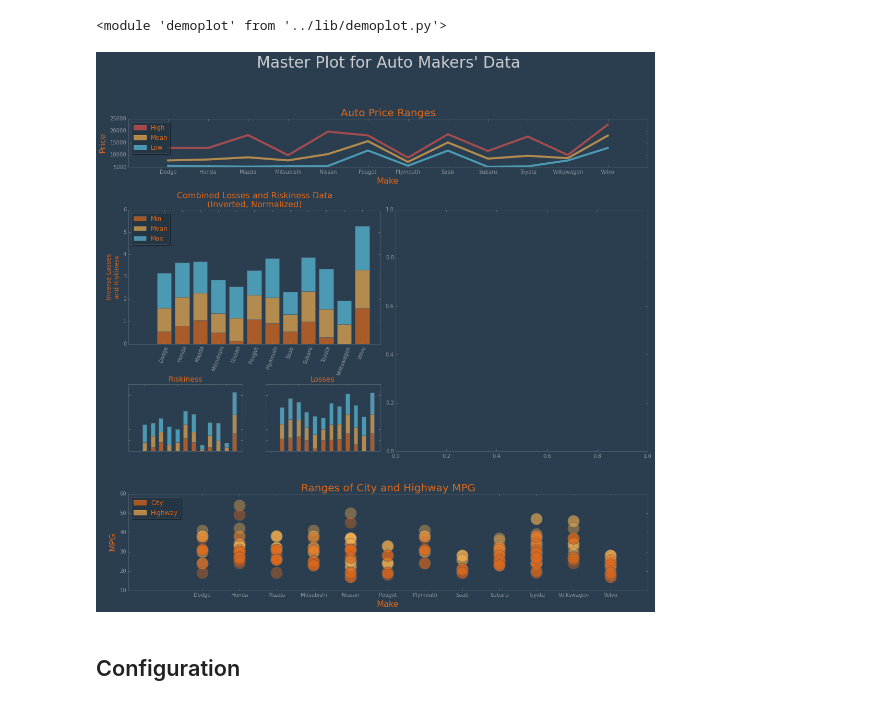
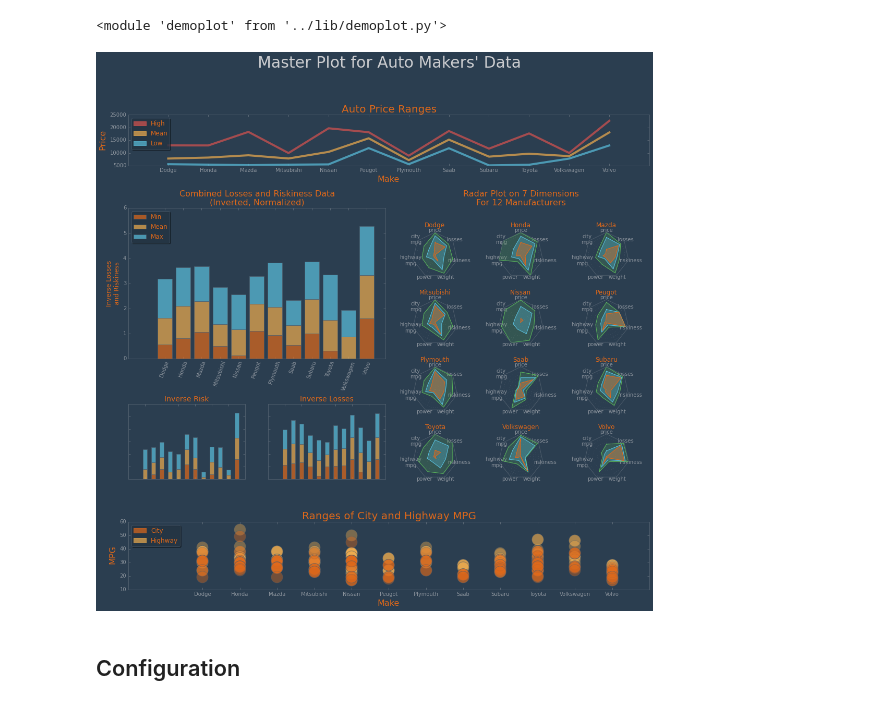
Before and after one commit to masteringmatplotlib/custom-and-config, a Jupyter notebook: notebooks/mmpl-custom-and-config.ipynb, the cells around one changed output. Saved outputs shown, nothing was run; the diff lists cells and outputs as text; code cells hidden in the pictures.

Commit message:
Added radar plot to master plot.

```diff
--- a/notebooks/mmpl-custom-and-config.ipynb
+++ b/notebooks/mmpl-custom-and-config.ipynb
@@ -233,6 +233,7 @@ sum([x[1] for x in counts])
 141
 # %%
 normed_data = data.copy()
+normed_data.rename(columns={"horsepower": "power"}, inplace=True)
 # %%
 def norm_column(col_name, pddata, inverted=False):
     pddata[col_name] -= pddata[col_name].min()
@@ -359,40 +360,50 @@ importlib.reload(demoplot)
 <module 'demoplot' from '../lib/demoplot.py'>
 # %%
 figure = plt.figure(figsize=(15, 15))
-gs_master = mpl.gridspec.GridSpec(4, 2, height_ratios=[1, 8, 40, 16], hspace=0, wspace=0)
+gs_master = mpl.gridspec.GridSpec(4, 2, height_ratios=[1, 24, 128, 32], hspace=0, wspace=0)
+
 # Layer 1 - Title
 gs_1 = mpl.gridspec.GridSpecFromSubplotSpec(1, 1, subplot_spec=gs_master[0, :])
 title_axes = figure.add_subplot(gs_1[0])
 title_axes.set_title("Master Plot for Auto Makers' Data", fontsize=30, color="#cdced1")
 demoplot.hide_axes(title_axes)
 
 # Layer 2 - Price
 gs_2 = mpl.gridspec.GridSpecFromSubplotSpec(1, 1, subplot_spec=gs_master[1, :])
 price_axes = figure.add_subplot(gs_2[0])
 demoplot.make_autos_price_plot(figure, pddata=data, axes=price_axes)
 
 # Layer 3, Part I - Risks
 gs_31 = mpl.gridspec.GridSpecFromSubplotSpec(2, 2, height_ratios=[2, 1], hspace=0.4, subplot_spec=gs_master[2, :1])
 risk_and_loss_axes = figure.add_subplot(gs_31[0, :])
-demoplot.make_autos_loss_and_risk_plot(figure, pddata=normed_data, axes=risk_and_loss_axes, x_label=False, rotate_ticks=True)
+demoplot.make_autos_loss_and_risk_plot(
+    figure, pddata=normed_data, axes=risk_and_loss_axes, x_label=False, rotate_ticks=True)
 risk_axes = figure.add_subplot(gs_31[1, :1])
 demoplot.make_autos_riskiness_plot(figure, pddata=normed_data, axes=risk_axes, legend=False, labels=False)
 loss_axes = figure.add_subplot(gs_31[1:, 1])
 demoplot.make_autos_losses_plot(figure, pddata=normed_data, axes=loss_axes, legend=False, labels=False)
 
 # Layer 3, Part II - Radar
-gs_32 = mpl.gridspec.GridSpecFromSubplotSpec(1, 1, subplot_spec=gs_master[2, 1])
-figure.add_subplot(gs_32[0])
+gs_32 = mpl.gridspec.GridSpecFromSubplotSpec(
+    5, 3, height_ratios=[1, 20, 20, 20, 20], hspace=0.6, wspace=0, subplot_spec=gs_master[2, 1])
+(rows, cols) = geometry = gs_32.get_geometry()
+title_axes = figure.add_subplot(gs_32[0, :])
+inner_axes = []
+projection = radar.RadarAxes(spoke_count=len(normed_data.groupby("make").mean().columns))
+[inner_axes.append(figure.add_subplot(m, projection=projection)) for m in [n for n in gs_32][cols:]]
+demoplot.make_autos_radar_plot(
+    figure, pddata=normed_data, title_axes=title_axes, inner_axes=inner_axes, legend_axes=False,
+    geometry=geometry)
 
 # Layer 4 - MPG
 gs_4 = mpl.gridspec.GridSpecFromSubplotSpec(1, 1, subplot_spec=gs_master[3, :])
 mpg_axes = figure.add_subplot(gs_4[0])
 demoplot.make_autos_mpg_plot(figure, pddata=data, axes=mpg_axes)
 
 # Tidy up
 gs_master.tight_layout(figure)
 plt.show()
 # %% [output]
-[figure, old version]
+[figure, new version]
 # %% [markdown]
 ## Configuration
```
Also changed, not shown: parts of 3 cells of this notebook, 1 other file.
